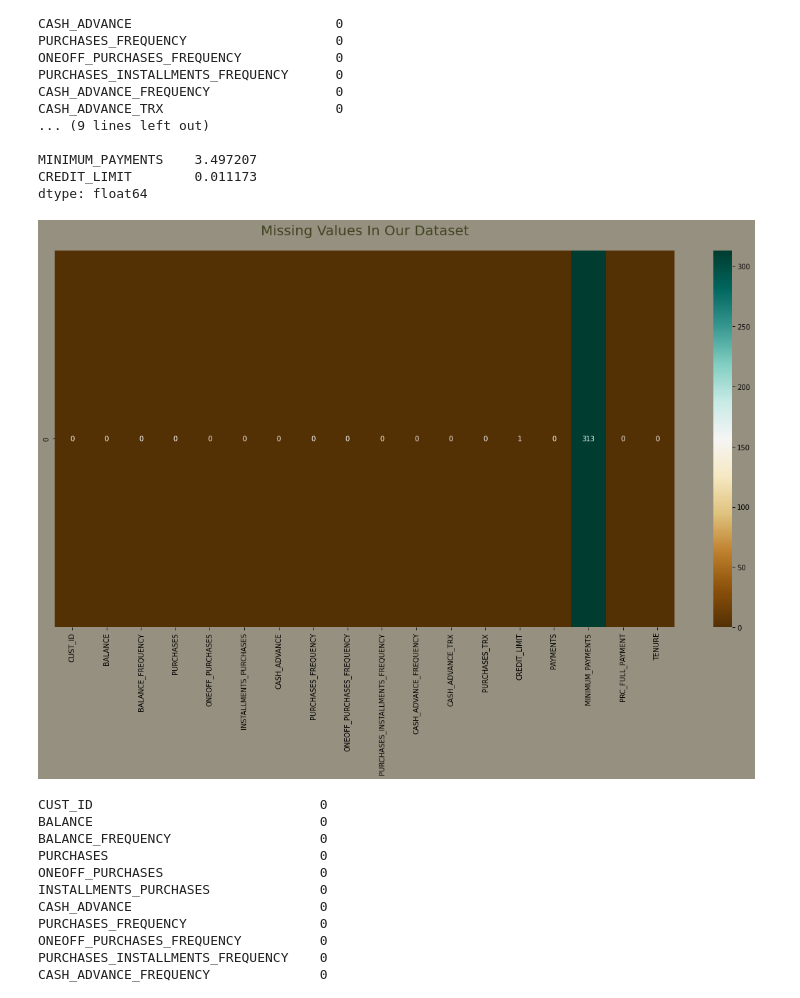
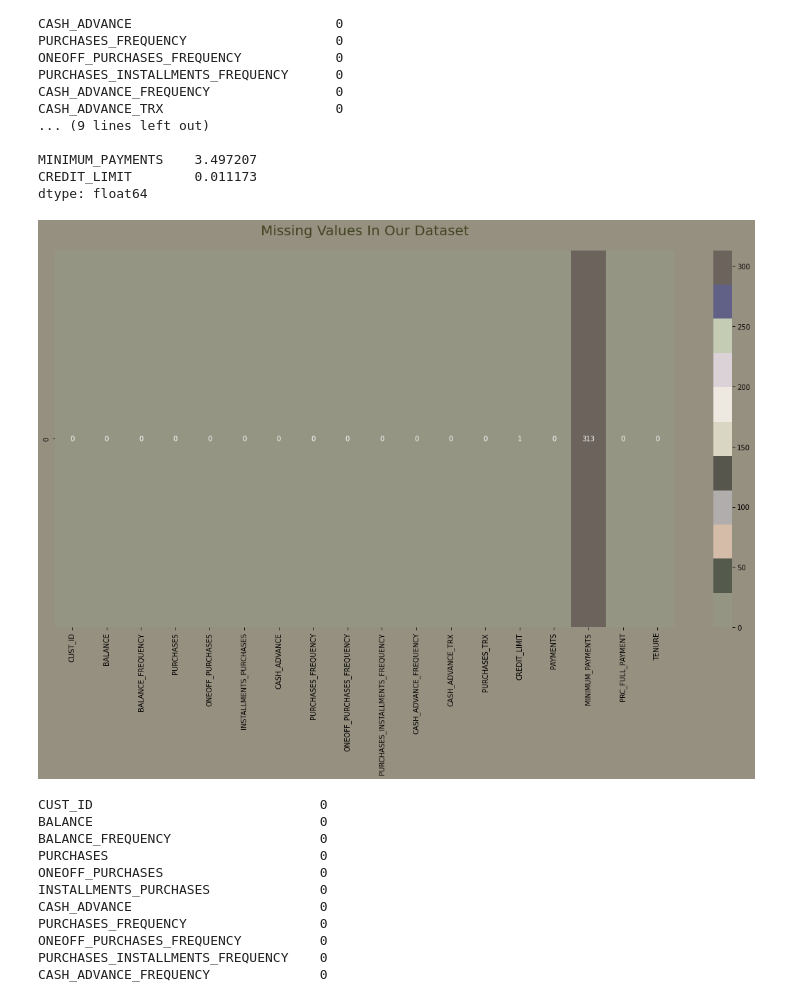
Before and after one commit to vainero/Customers-Segmentation-Clastering-KMeans, a Jupyter notebook: customers-segmentation.ipynb, the cells around one changed output. Saved outputs shown, nothing was run; the diff lists cells and outputs as text; code cells hidden in the pictures.

```diff
--- a/customers-segmentation.ipynb
+++ b/customers-segmentation.ipynb
@@ -20,6 +32,8 @@ import pandas as pd
 
 import seaborn as sns
 import matplotlib.pyplot as plt
+from matplotlib import colors
+from matplotlib.colors import ListedColormap
 from sklearn.preprocessing import StandardScaler, normalize
 from sklearn.cluster import KMeans
 from sklearn.decomposition import PCA
@@ -31,3 +45,8 @@ warnings.filterwarnings("ignore")
 class clr:
     S = '\033[32m' + '\033[111m'
     E = '\033[0m'
+
+# Create palette
+cmap = colors.ListedColormap(['#959584', '#545a4c', '#d4bca9', '#b1adad', '#57564c', '#dad6c4',
+                              '#ede8e0', '#dbd2d8', '#c4ccb4', '#616187', '#6c645c'])
+cmap
@@ -228,11 +249,11 @@ dtype: float64
 # %%
 # Custom plot size
 plt.figure(figsize = (20,10), facecolor = '#969080')
-sns.heatmap(pd.DataFrame(df.isna().sum()).T,annot=True, cmap = 'BrBG',fmt='d')
+sns.heatmap(pd.DataFrame(df.isna().sum()).T,annot=True, cmap = cmap,fmt='d')
 plt.title('Missing Values In Our Dataset',fontsize=20, color = '#414422', y=1.03)
 plt.show()
 # %% [output]
-[figure, old version]
+[figure, new version]
 # %%
 # Fill up the missing elements with mean of the MINIMUM_PAYMENTS
 df.loc[(df['MINIMUM_PAYMENTS'].isnull() == True),
```
Also changed, not shown: parts of 27 cells of this notebook.
